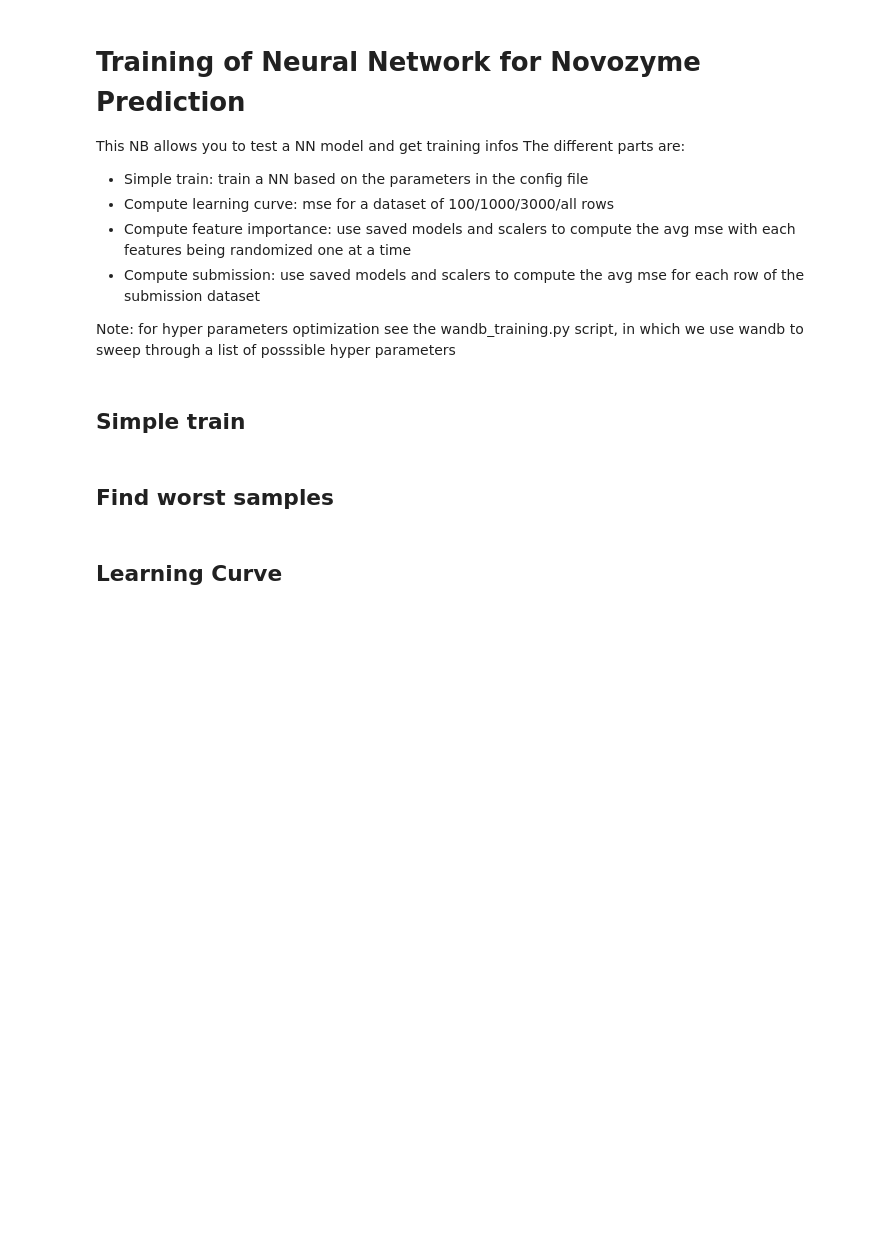
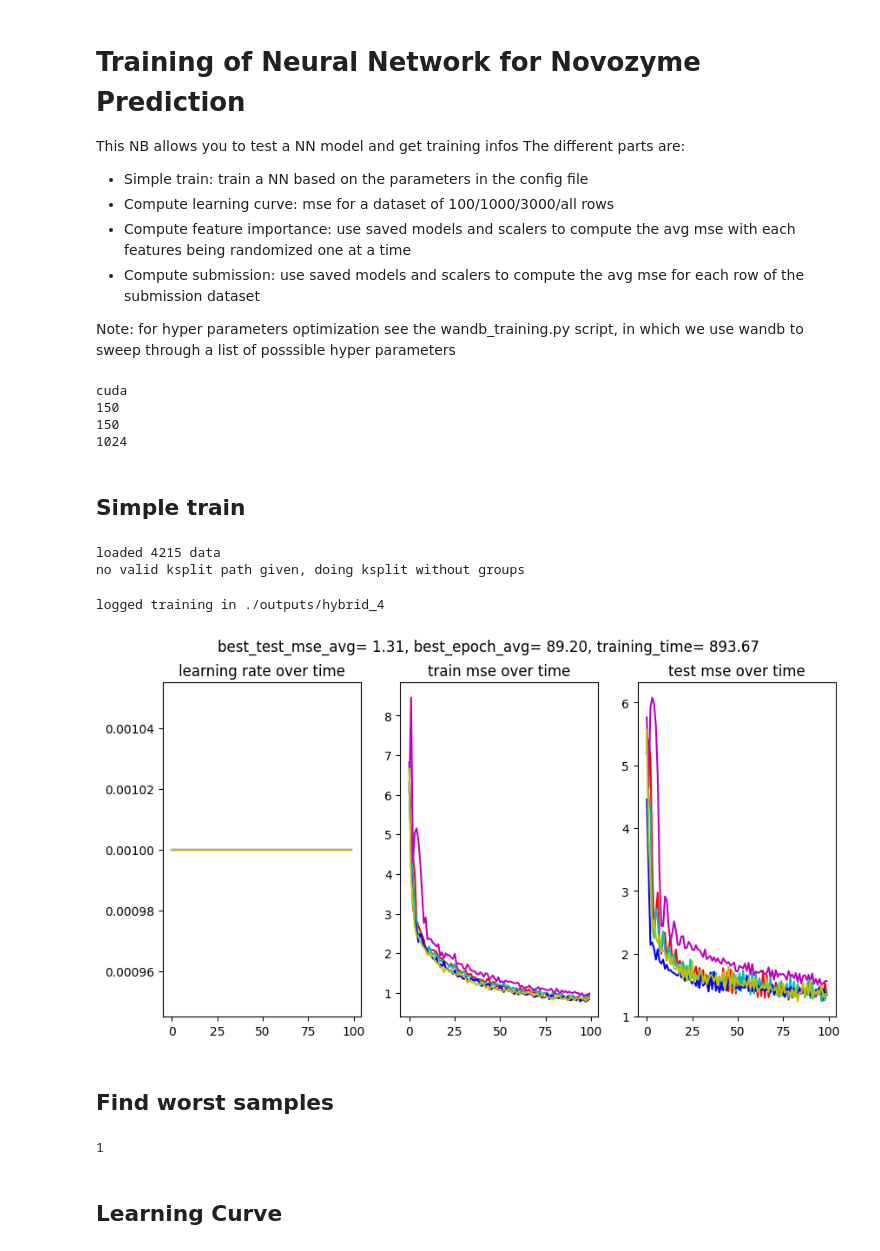
Before and after one commit to NiceSpark/novozymes-prediction, a Jupyter notebook: training/hybrid_nn.ipynb, the cells around one changed output. Saved outputs shown, nothing was run; the diff lists cells and outputs as text; code cells hidden in the pictures; blank space fills up the shorter version.

```diff
--- a/training/hybrid_nn.ipynb
+++ b/training/hybrid_nn.ipynb
@@ -24,13 +24,14 @@ from training_utils.training import k_fold_training
 # %%
 KEEP_MODELS = True
 
-SIMPLE_TRAIN = False
+SIMPLE_TRAIN = True
 COMPUTE_LEARNING_CURVE = False
-COMPUTE_FEATURE_IMPORTANCE = True
+COMPUTE_FEATURE_IMPORTANCE = False
 COMPUTE_SUBMISSION = False
+
 USE_KAGGLE_VOXEL_FOR_SUBMISSION = False
 
-OUTPUT_DIR_PATH = "outputs/hybrid_0/"
+TRAINING_DIR = "outputs/hybrid_3/"
 
 config = open_json("hybrid_nn_config.json")
 features_dict = open_json(
@@ -42,43 +43,46 @@ log_name = config["model_type"]
 print(len(features))
 print(len(features_infos["direct_features"]))
 print(config["batch_size"])
+# %% [output]
+cuda
+150
+150
+1024
 # %% [markdown]
 ## Simple train
 # %%
 if SIMPLE_TRAIN:
-    for k in range(5):
-        df = load_dataset(config, features, rm_nan=True)
+    df = load_dataset(config, features, rm_nan=True)
 
-        all_training_results = {"simple_train": [],
-                                "total_training_time": 0}
+    all_training_results = {"simple_train": [],
+                            "total_training_time": 0}
 
-        # add protein_index to the dataset and get ksplit:
-        df = split_dataset(df, config)
-        # training
-        training_results = k_fold_training(
-            df, config, features, features_infos, device, keep_models=KEEP_MODELS)
+    # add protein_index to the dataset and get ksplit:
+    df = split_dataset(df, config)
+    # training
+    training_results = k_fold_training(
+        df, config, features, features_infos, device, keep_models=KEEP_MODELS)
 
-        # add training results to all the other ones
-        all_training_results["simple_train"] = training_results
-        # compute avg_mse and time
-        train_mse = sum(x["train_mse"]
-                        for x in training_results)/config["kfold"]
-        test_mse = sum(x["test_mse"]
-                        for x in training_results)/config["kfold"]
-        training_time = sum(x["time"] for x in training_results)
+    # add training results to all the other ones
+    all_training_results["simple_train"] = training_results
 
-        # save results to output
-        model = HybridNN(
-            len(features_infos["direct_features"]), config)
-        model_structure = str(model).replace(
-            '(', '').replace(')', '').split('\n')
-        dir_path = log_kfold_training(
-            log_name, all_training_results, config, features, model_structure)
+    # save results to output
+    model = HybridNN(
+        len(features_infos["direct_features"]), config)
+    model_structure = str(model).replace(
+        '(', '').replace(')', '').split('\n')
+    dir_path = log_kfold_training(
+        log_name, all_training_results, config, features, model_structure)
 
-        if KEEP_MODELS:
-            move_models_and_scalers(dir_path)
+    if KEEP_MODELS:
+        move_models_and_scalers(dir_path)
 
-        print(f"logged training in {dir_path}")
+    print(f"logged training in {dir_path}")
+# %% [output]
+loaded 4215 data
+no valid ksplit path given, doing ksplit without groups
+logged training in ./outputs/hybrid_4
+[figure, added]
 # %% [markdown]
 ## Find worst samples
 # %%
@@ -93,6 +97,8 @@ if SIMPLE_TRAIN:
 
     print(len(worst_of_the_worst))
     write_json("worst_samples.json", worst_of_the_worst)
+# %% [output]
+1
 # %% [markdown]
 ## Learning Curve
 # %%
```
Also changed, not shown: parts of 1 cell of this notebook, 3 other files.
